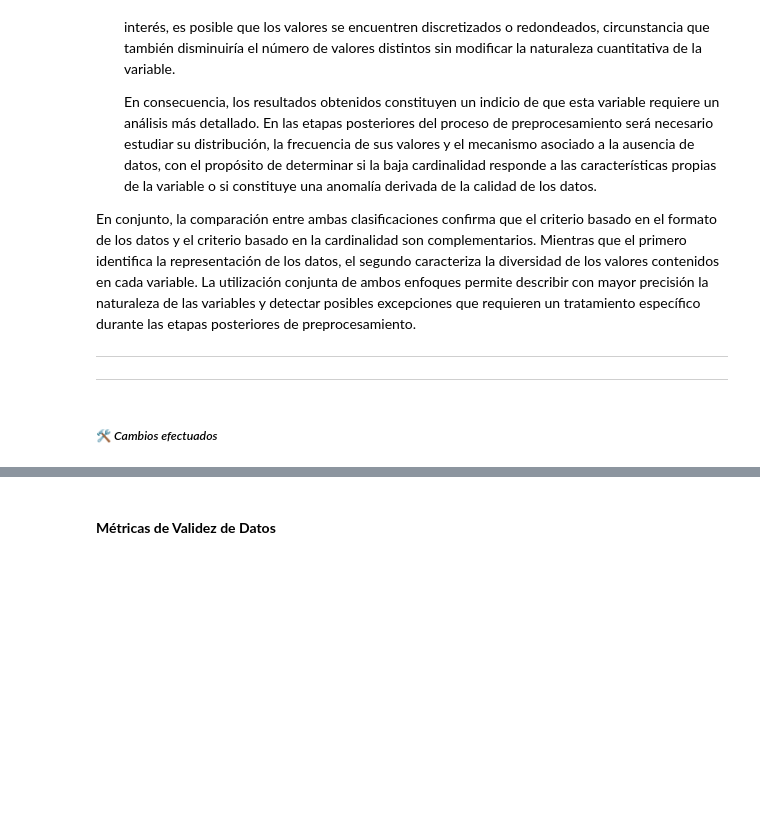
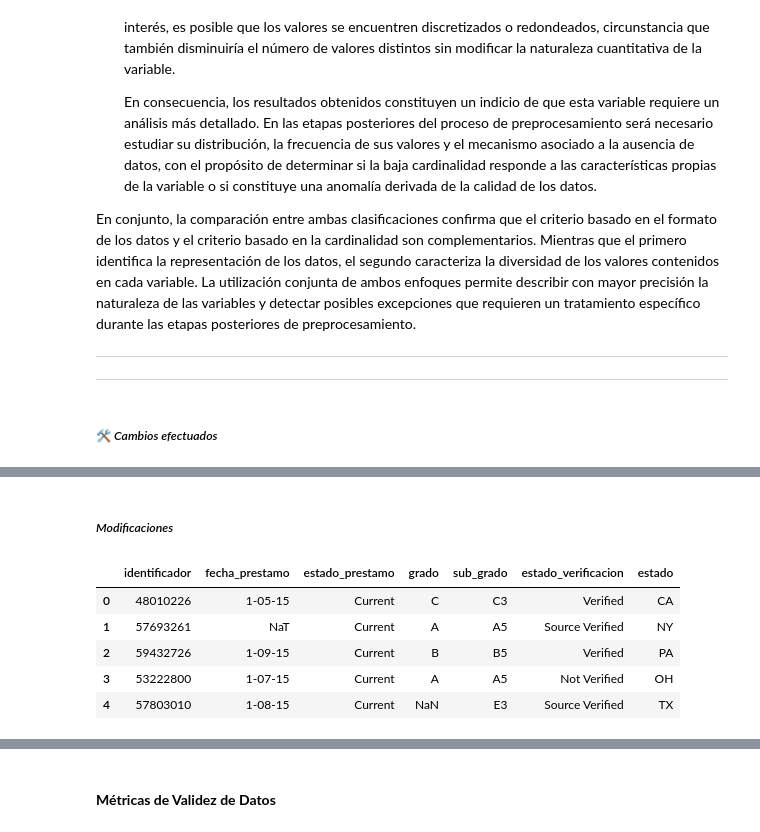
Before and after one commit to Ernesto9734/Data-Analyst-Projects, a Jupyter notebook: Project 01 - Data Cleaning and Preprocessing/notebook.ipynb, the cells around one changed output, grey strips where cells are left out. Saved outputs shown, nothing was run; the diff lists cells and outputs as text; code cells hidden in the pictures; blank space fills up the shorter version.

```diff
--- a/Project 01 - Data Cleaning and Preprocessing/notebook.ipynb
+++ b/Project 01 - Data Cleaning and Preprocessing/notebook.ipynb
@@ -1375,0 +1748,3 @@ A pesar de que la variable `meses_prestamo` se clasificó preliminarmente como c
+# %%
+datos_pandas['fecha_prestamo'] = pd.to_datetime(datos_pandas['fecha_prestamo'], errors='coerce')
+datos_pandas['fecha_prestamo'].dt.strftime('%b')
@@ -1375,0 +1876,15 @@ A pesar de que la variable `meses_prestamo` se clasificó preliminarmente como c
+# %% [markdown]
+##### *Modificaciones*
+# %%
+datos_pandas['meses_prestamo'] = pd.to_numeric(datos_pandas['meses_prestamo'].str.strip().str.split((' ')).str[0], errors='coerce')
+columnas_no_numericas.remove('meses_prestamo')
+columnas_numericas.append('meses_prestamo')
+# %%
+datos_pandas[columnas_no_numericas].head()
+# %% [output]
+|  | identificador | fecha_prestamo | estado_prestamo | grado | sub_grado | estado_verificacion | estado |
+| 0 | 48010226 | 1-05-15 | Current | C | C3 | Verified | CA |
+| 1 | 57693261 | NaT | Current | A | A5 | Source Verified | NY |
+| 2 | 59432726 | 1-09-15 | Current | B | B5 | Verified | PA |
+| 3 | 53222800 | 1-07-15 | Current | A | A5 | Not Verified | OH |
+| 4 | 57803010 | 1-08-15 | Current | NaN | E3 | Source Verified | TX |
```
Also changed, not shown: parts of 82 cells of this notebook.
